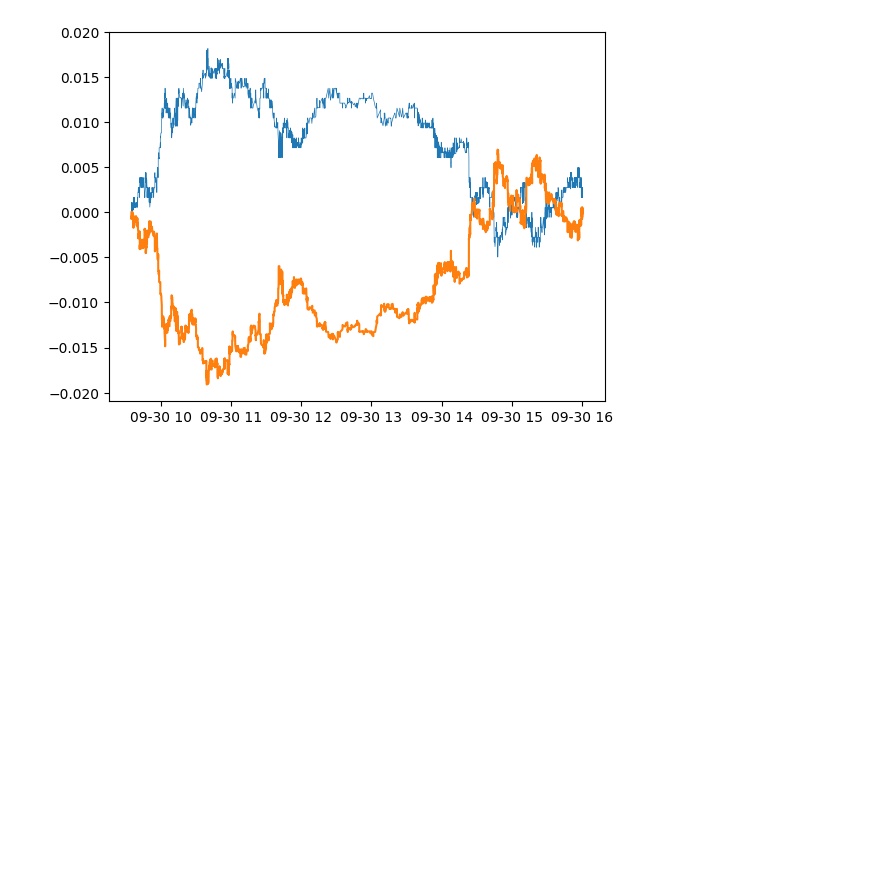
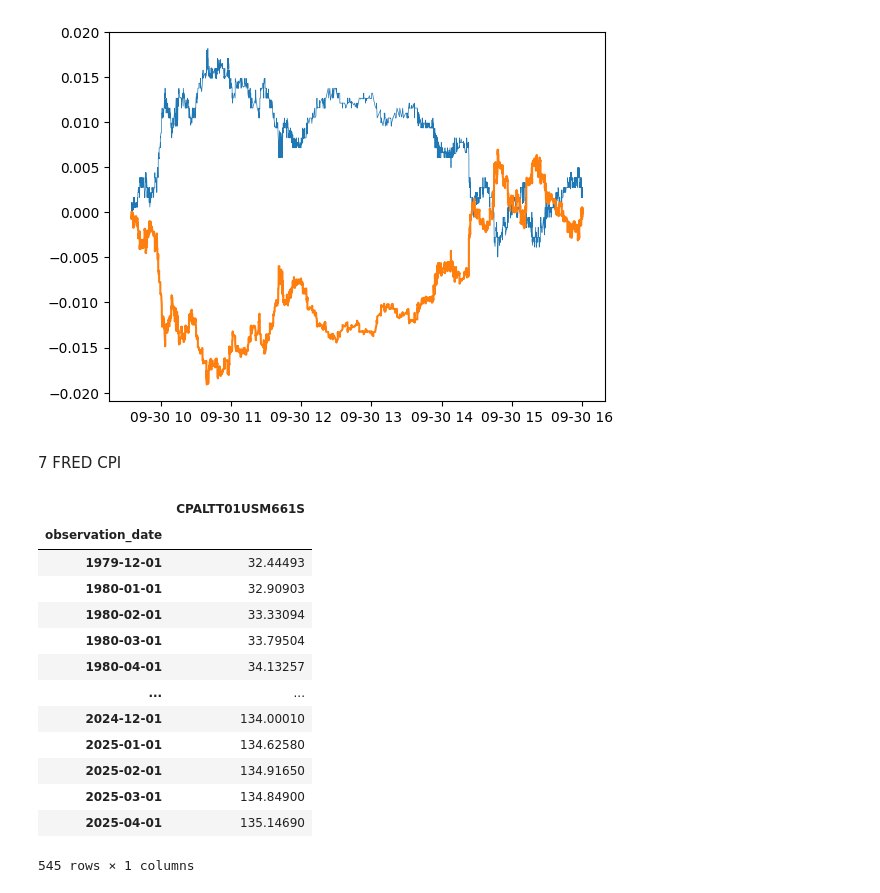
Before and after one commit to ericbeechen/TimeSeries, a Jupyter notebook: HW2.ipynb, the cells around one changed output. Drawn from its saved outputs; the diff is of its cells as text; code cells hidden in the pictures; blank space fills up the shorter version.

```diff
--- a/HW2.ipynb
+++ b/HW2.ipynb
@@ -234,3 +237,5 @@ plt.plot(predicted_cumulative)
 # %% [output]
 [<matplotlib.lines.Line2D at 0x...>]
 [figure]
+# %% [markdown]
+7 FRED CPI
@@ -236,0 +245,18 @@ plt.plot(predicted_cumulative)
+# %%
+cpi_df.index = pd.to_datetime(cpi_df.index)
+cpi_df
+# %% [output]
+|  | CPALTT01USM661S |
+| observation_date |  |
+| 1979-12-01 | 32.44493 |
+| 1980-01-01 | 32.90903 |
+| 1980-02-01 | 33.33094 |
+| 1980-03-01 | 33.79504 |
+| 1980-04-01 | 34.13257 |
+| ... | ... |
+| 2024-12-01 | 134.00010 |
+| 2025-01-01 | 134.62580 |
+| 2025-02-01 | 134.91650 |
+| 2025-03-01 | 134.84900 |
+| 2025-04-01 | 135.14690 |
+545 rows × 1 columns
```
Also changed, not shown: parts of 23 cells of this notebook.
